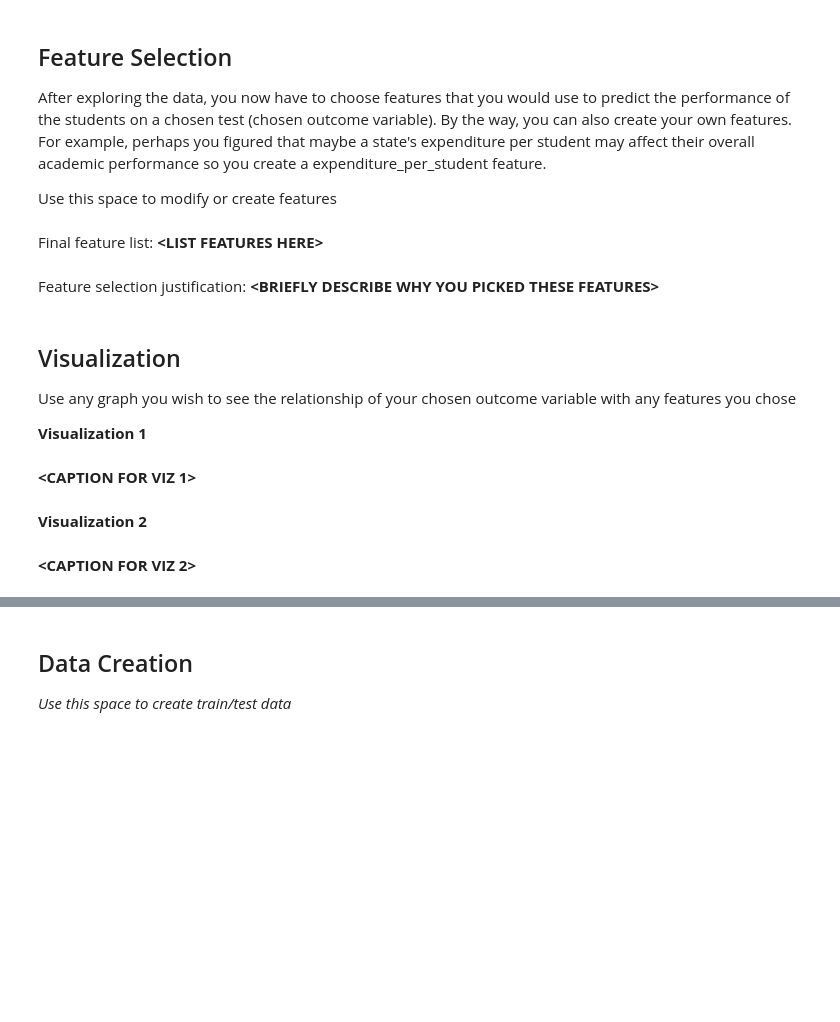
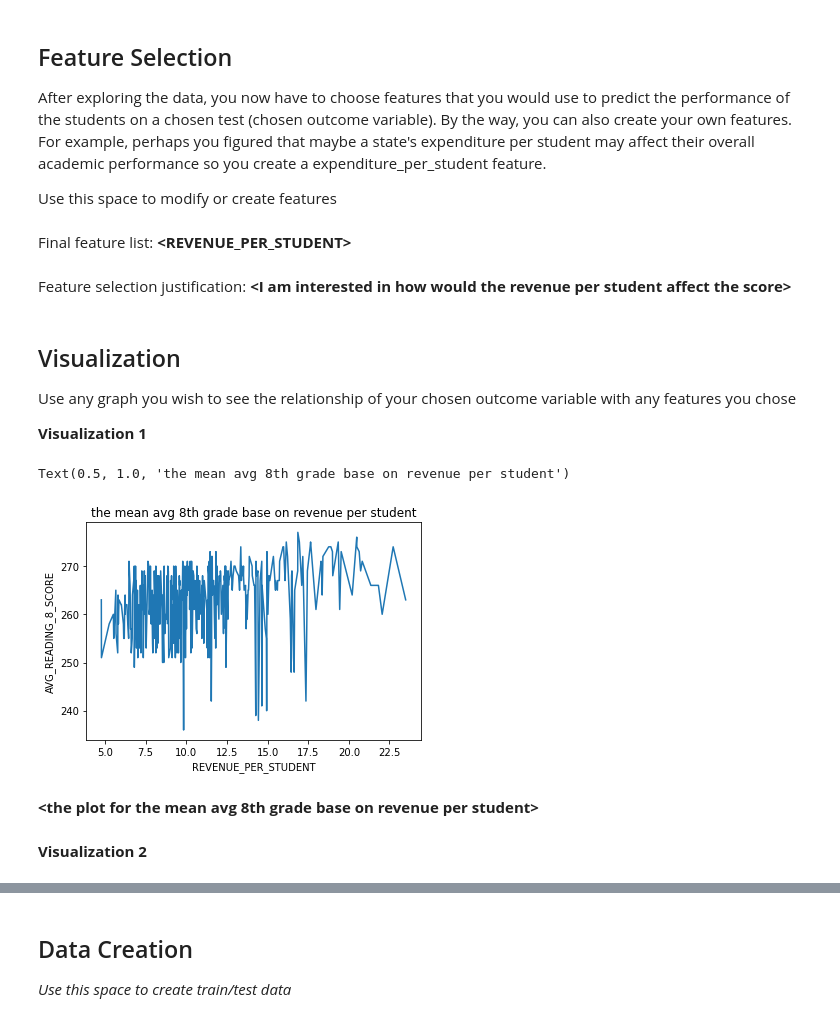
Before and after one commit to borenke/mdst_tutorials, a Jupyter notebook: tutorial/checkpoint2/checkpoint2.ipynb, the cells around one changed output, grey strips where cells are left out. Drawn from its saved outputs; the diff is of its cells as text; code cells hidden in the pictures; blank space fills up the shorter version.

```diff
--- a/tutorial/checkpoint2/checkpoint2.ipynb
+++ b/tutorial/checkpoint2/checkpoint2.ipynb
@@ -116,19 +133,29 @@ Find the maximum outcome score for every state. Hint: there's a function that al
 After exploring the data, you now have to choose features that you would use to predict the performance of the students on a chosen test (chosen outcome variable). By the way, you can also create your own features. For example, perhaps you figured that maybe a state's expenditure per student may affect their overall academic performance so you create a expenditure_per_student feature.
 
 Use this space to modify or create features
+# %%
+#I am interested in how would the revenue per student affect the score
+df['REVENUE_PER_STUDENT'] = df['TOTAL_REVENUE'] / df['ENROLL_ALL']
+df.dropna(subset=['TOTAL_REVENUE'], inplace=True)
+df.dropna(subset=['ENROLL_ALL'], inplace=True)
 # %% [markdown]
-Final feature list: **<LIST FEATURES HERE\>**
+Final feature list: **<REVENUE_PER_STUDENT\>**
-# %% [markdown]
-Feature selection justification: **<BRIEFLY DESCRIBE WHY YOU PICKED THESE FEATURES\>**
+# %% [markdown]
+Feature selection justification: **<I am interested in how would the revenue per student affect the score\>**
 # %% [markdown]
 <h2>Visualization</h2>
 
 Use any graph you wish to see the relationship of your chosen outcome variable with any features you chose
 
 **Visualization 1**
-# %% [markdown]
-**<CAPTION FOR VIZ 1>**
+# %%
+df.groupby('REVENUE_PER_STUDENT').AVG_READING_8_SCORE.mean().plot()
+plt.ylabel('AVG_READING_8_SCORE')
+plt.title('the mean avg 8th grade base on revenue per student')
+# %% [output]
+Text(0.5, 1.0, 'the mean avg 8th grade base on revenue per student')
+[figure, added]
+# %% [markdown]
+**<the plot for the mean avg 8th grade base on revenue per student>**
 # %% [markdown]
 **Visualization 2**
-# %% [markdown]
-**<CAPTION FOR VIZ 2>**
```
Also changed, not shown: parts of 20 cells of this notebook, 1 other file.
